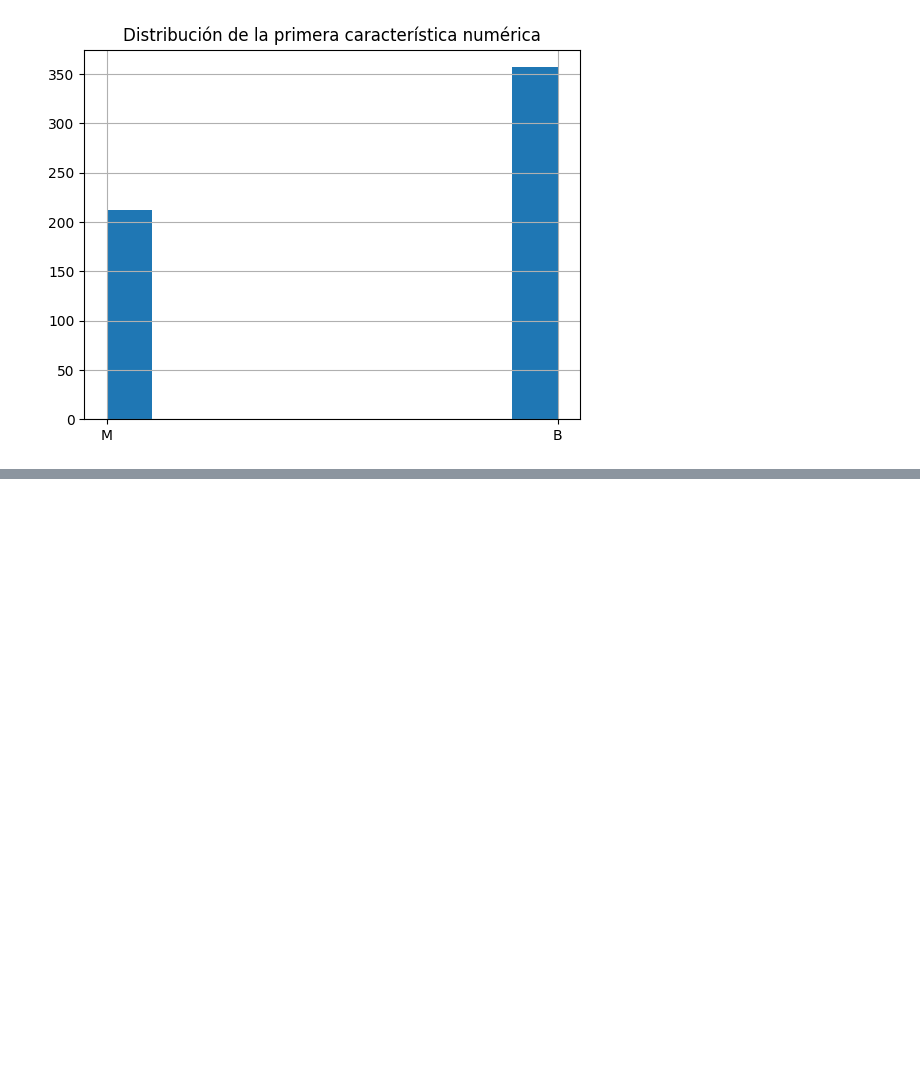
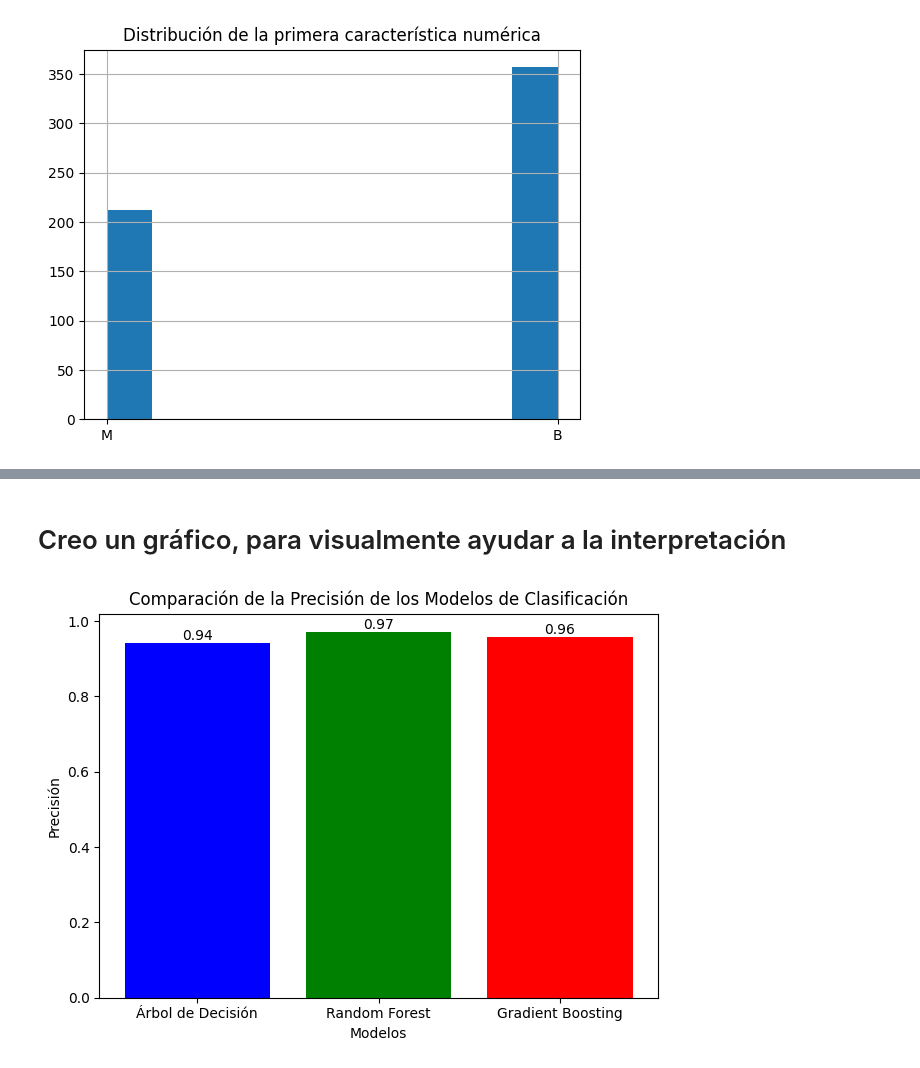
Before and after one commit to Mash2127/Esp.-Inteligencia-Artificial-UAO, a Jupyter notebook: notebooks/Taller 3.ipynb, the cells around one changed output, grey strips where cells are left out. Cells and saved outputs as stored; diff of their text form; code cells hidden in the pictures; blank space fills up the shorter version.

```diff
--- a/notebooks/Taller 3.ipynb
+++ b/notebooks/Taller 3.ipynb
@@ -208,0 +238,10 @@ plt.show()
+# %%
+# Inicializar los modelos
+decision_tree = DecisionTreeClassifier(random_state=42)
+random_forest = RandomForestClassifier(random_state=42)
+gradient_boosting = GradientBoostingClassifier(random_state=42)
+# %%
+# Entrenar los modelos
+decision_tree.fit(X_train, y_train)
+random_forest.fit(X_train, y_train)
+gradient_boosting.fit(X_train, y_train)
@@ -208,0 +250,10 @@ plt.show()
+# %%
+# Hacer predicciones con cada modelo
+dt_pred = decision_tree.predict(X_test)
+rf_pred = random_forest.predict(X_test)
+gb_pred = gradient_boosting.predict(X_test)
+# %%
+# Calcular la precisión de cada modelo
+dt_accuracy = accuracy_score(y_test, dt_pred)
+rf_accuracy = accuracy_score(y_test, rf_pred)
+gb_accuracy = accuracy_score(y_test, gb_pred)
@@ -208,0 +286,31 @@ plt.show()
+# %% [markdown]
+# Creo un gráfico, para visualmente ayudar a la interpretación
+# %%
+import matplotlib.pyplot as plt
+
+# Supongamos que ya tienes calculadas las precisiones de los modelos en variables
+# dt_accuracy, rf_accuracy, gb_accuracy
+
+# Nombres de los modelos
+model_names = ['Árbol de Decisión', 'Random Forest', 'Gradient Boosting']
+
+# Precisión de los modelos
+accuracies = [dt_accuracy, rf_accuracy, gb_accuracy]
+
+# Crear el gráfico de barras
+plt.bar(model_names, accuracies, color=['blue', 'green', 'red'])
+
+# Añadir título y etiquetas a los ejes
+plt.title('Comparación de la Precisión de los Modelos de Clasificación')
+plt.xlabel('Modelos')
+plt.ylabel('Precisión')
+
+# Mostrar el valor de la precisión sobre las barras
+for i in range(len(accuracies)):
+    plt.text(i, accuracies[i], f'{accuracies[i]:.2f}', ha='center', va='bottom')
+
+# Mostrar el gráfico
+plt.tight_layout()
+plt.show()
+# %% [output]
+[figure, added]
```
Also changed, not shown: parts of 8 cells of this notebook.
